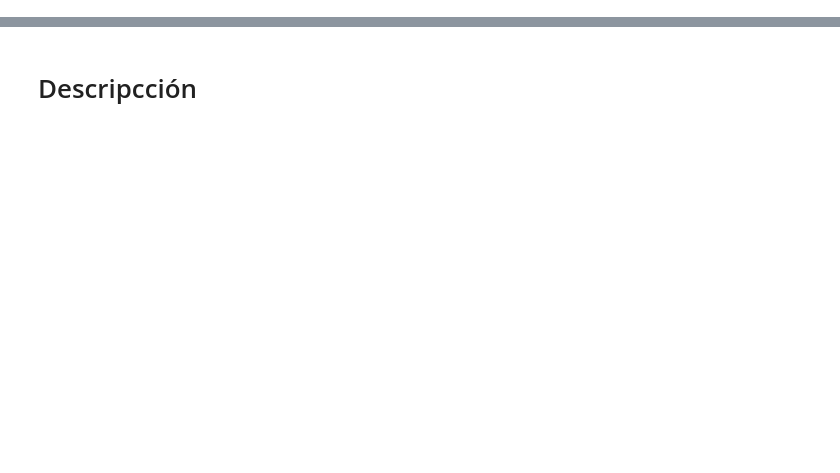
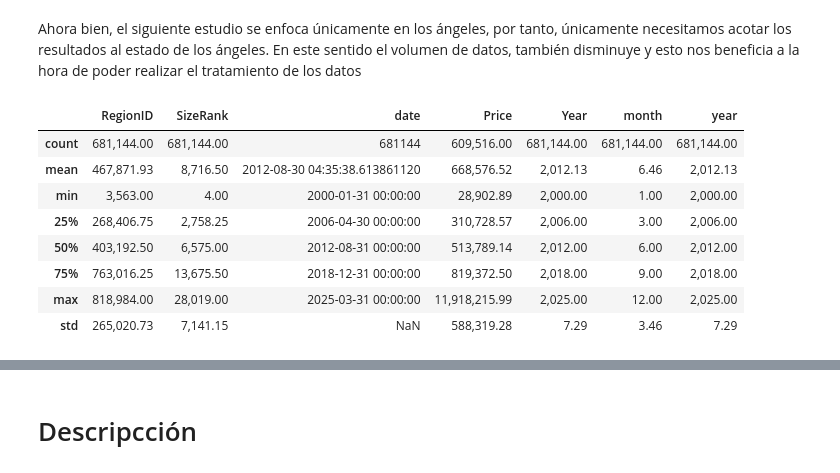
Before and after one commit to JavierFigueroa21/DataScience_KPI_Project, a Jupyter notebook: businesses.ipynb, the cells around one changed output, grey strips where cells are left out. Cells and saved outputs as stored; diff of their text form; code cells hidden in the pictures; blank space fills up the shorter version.

```diff
--- a/businesses.ipynb
+++ b/businesses.ipynb
@@ -12,0 +241,15 @@ FileNotFoundError: [Errno 2] No such file or directory: './resources/Crime_Data_
+# %% [markdown]
+Ahora bien, el siguiente estudio se enfoca únicamente en los ángeles, por tanto, únicamente necesitamos acotar los resultados al estado de los ángeles. En este sentido el volumen de datos, también disminuye y esto nos beneficia a la hora de poder realizar el tratamiento de los datos
+# %%
+zhvi_df_long_ca = zhvi_df_long[zhvi_df_long["State"] == "CA"]
+zhvi_df_long_ca.describe()[1:]
+# %% [output]
+|  | RegionID | SizeRank | date | Price | Year | month | year |
+| count | 681,144.00 | 681,144.00 | 681144 | 609,516.00 | 681,144.00 | 681,144.00 | 681,144.00 |
+| mean | 467,871.93 | 8,716.50 | 2012-08-30 04:35:38.613861120 | 668,576.52 | 2,012.13 | 6.46 | 2,012.13 |
+| min | 3,563.00 | 4.00 | 2000-01-31 00:00:00 | 28,902.89 | 2,000.00 | 1.00 | 2,000.00 |
+| 25% | 268,406.75 | 2,758.25 | 2006-04-30 00:00:00 | 310,728.57 | 2,006.00 | 3.00 | 2,006.00 |
+| 50% | 403,192.50 | 6,575.00 | 2012-08-31 00:00:00 | 513,789.14 | 2,012.00 | 6.00 | 2,012.00 |
+| 75% | 763,016.25 | 13,675.50 | 2018-12-31 00:00:00 | 819,372.50 | 2,018.00 | 9.00 | 2,018.00 |
+| max | 818,984.00 | 28,019.00 | 2025-03-31 00:00:00 | 11,918,215.99 | 2,025.00 | 12.00 | 2,025.00 |
+| std | 265,020.73 | 7,141.15 | NaN | 588,319.28 | 7.29 | 3.46 | 7.29 |
```
Also changed, not shown: parts of 55 cells of this notebook.
